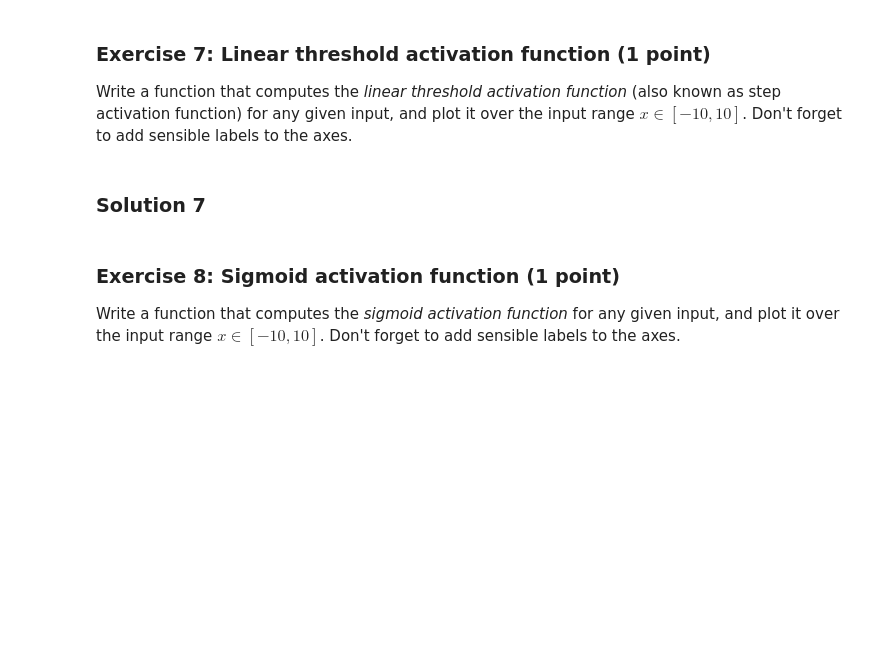
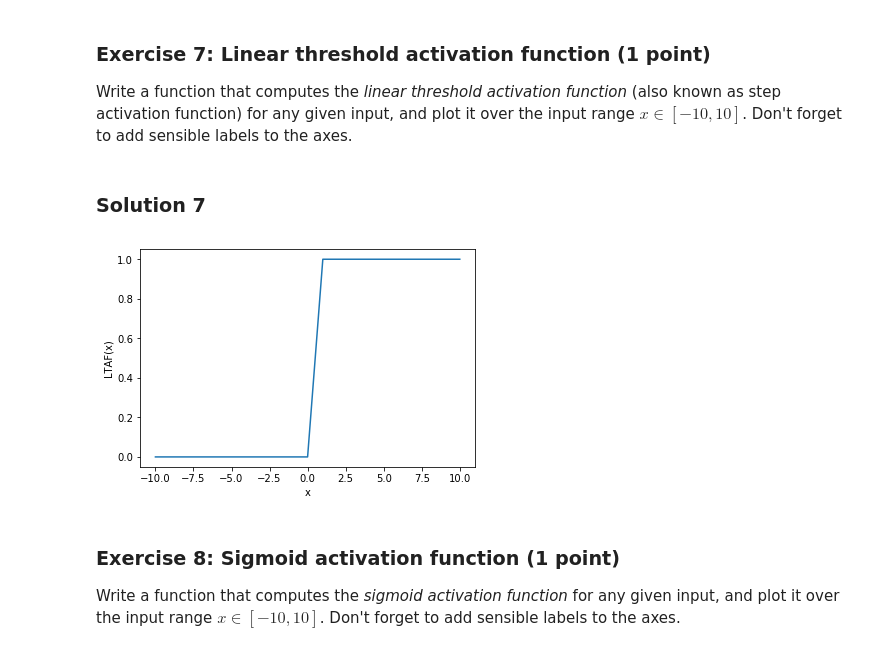
Before and after one commit to MelleStarke/to_be_decided, a Jupyter notebook: Chapter_01_introduction.ipynb, the cells around one changed output. Drawn from its saved outputs; the diff is of its cells as text; code cells hidden in the pictures; blank space fills up the shorter version.

```diff
--- a/Chapter_01_introduction.ipynb
+++ b/Chapter_01_introduction.ipynb
@@ -157,3 +198,19 @@ Write a function that computes the *linear threshold activation function* (also
+# %%
+theta = 0.5
+
+def LTAF (x):
+    if(x >= theta):
+        return 1
+    else:
+        return 0
+
+params = range(-10, 11)
+plt.plot(params, [LTAF(x) for x in params])
+plt.xlabel('x')
+plt.ylabel('LTAF(x)')
+plt.show()
+# %% [output]
+[figure, added]
 # %% [markdown]
 ### Exercise 8: Sigmoid activation function (1 point)
 Write a function that computes the *sigmoid activation function* for any given input, and plot it over the input range $x \in [-10,10]$. Don't forget to add sensible labels to the axes.
```
Also changed, not shown: parts of 17 cells of this notebook.
